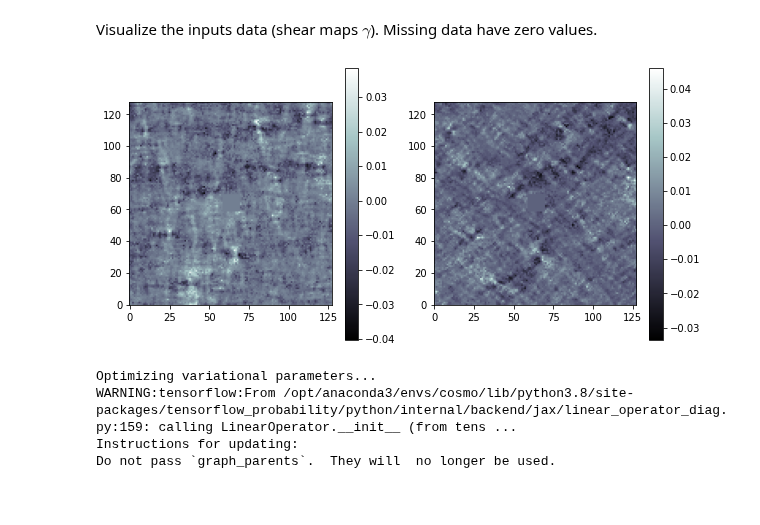
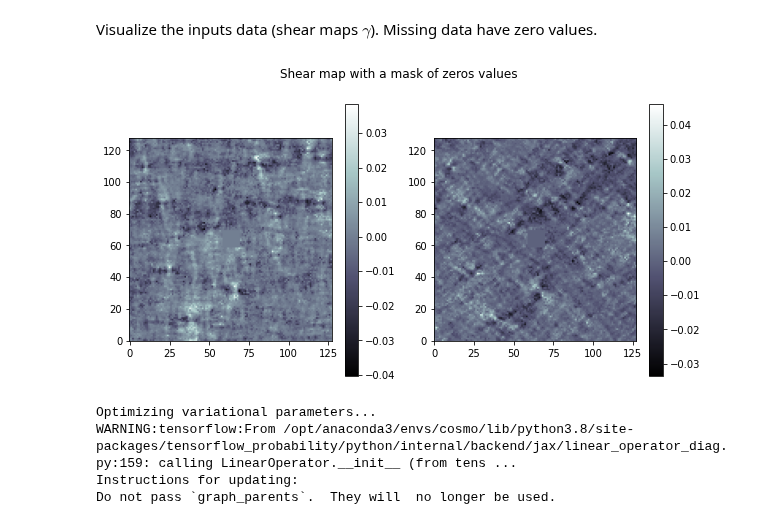
Before and after one commit to CosmoStat/jax-lensing, a Jupyter notebook: notebooks/multivariate-gaussian-vi.ipynb, the cells around one changed output. Drawn from its saved outputs; the diff is of its cells as text; code cells hidden in the pictures.

```diff
--- a/notebooks/multivariate-gaussian-vi.ipynb
+++ b/notebooks/multivariate-gaussian-vi.ipynb
@@ -70,16 +70,18 @@ e2map = mask2 * e2map
 # %% [markdown]
 Visualize the inputs data (shear maps $\gamma$). Missing data have zero values.
 # %%
-plt.figure(figsize=(10, 5))
+fig = plt.figure(figsize=(10, 5))
+fig.suptitle('Shear map with a mask of zeros values')
 plt.subplot(121)
 plt.imshow(e1map*mask1, origin='lower', cmap='bone')
 plt.colorbar()
 plt.subplot(122)
 plt.imshow(e2map*mask2, origin='lower', cmap='bone')
 plt.colorbar()
+#plt.savefig('./images/shear.png')
 plt.show()
 # %% [output]
-[figure, old version]
+[figure, new version]
 # %%
 # ========= Functions to define the evidence lower bound. =========
 
```
Also changed, not shown: parts of 7 cells of this notebook, 1 other file.
